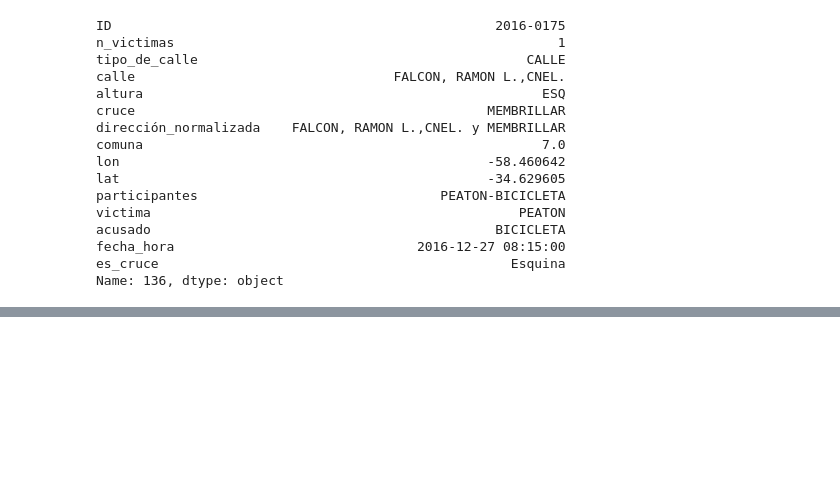
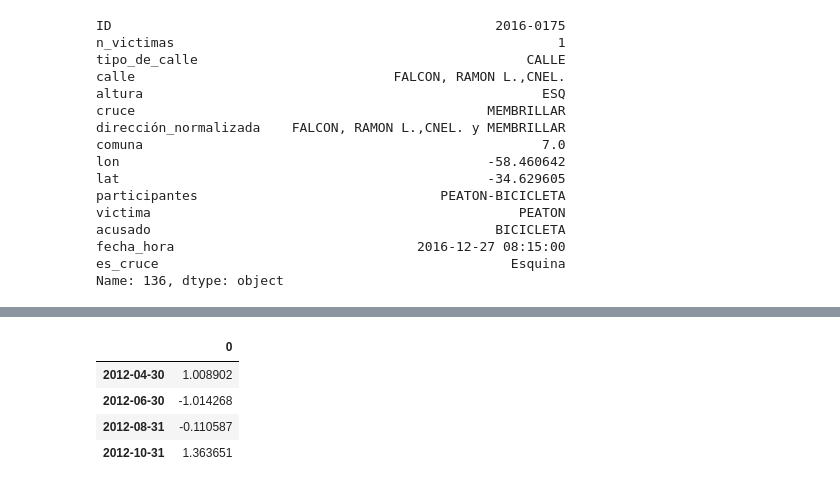
Before and after one commit to cypbk/pida-javier-bengolea, a Jupyter notebook: main.ipynb, the cells around one changed output, grey strips where cells are left out. Saved outputs shown, nothing was run; the diff lists cells and outputs as text; code cells hidden in the pictures; blank space fills up the shorter version.

```diff
--- a/main.ipynb
+++ b/main.ipynb
@@ -873,0 +886,8 @@ data_hm.to_excel('data/generated/data_hm.xlsx', engine='openpyxl')
+# %%
+df.resample('2M').sum()
+# %% [output]
+|  | 0 |
+| 2012-04-30 | 1.008902 |
+| 2012-06-30 | -1.014268 |
+| 2012-08-31 | -0.110587 |
+| 2012-10-31 | 1.363651 |
```
Also changed, not shown: parts of 1 cell of this notebook, 1 other file.
